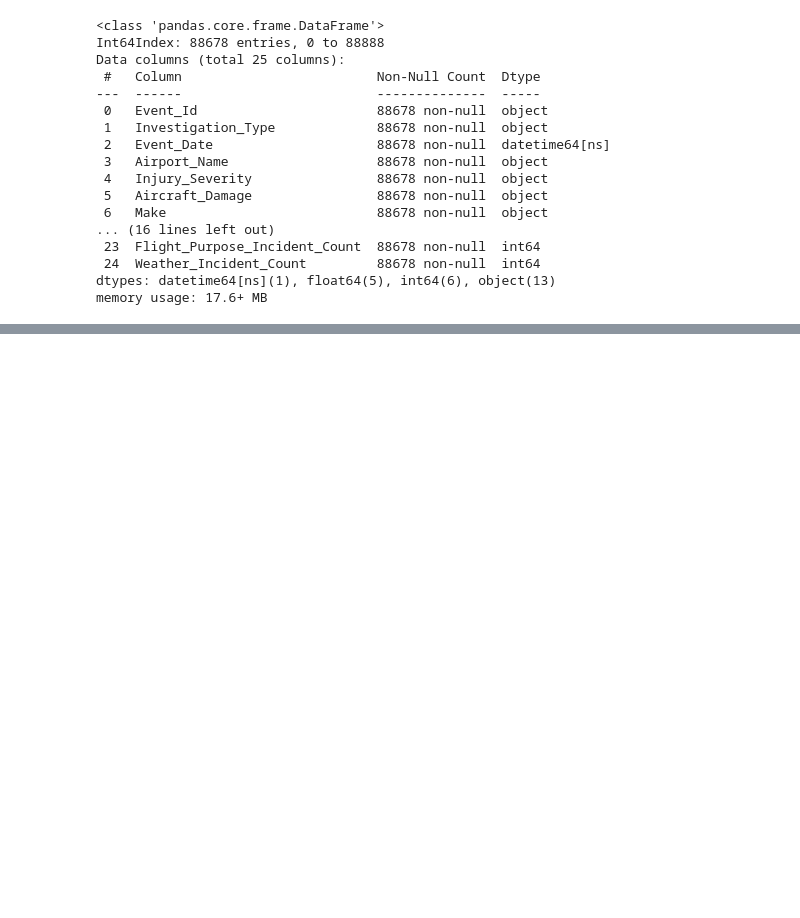
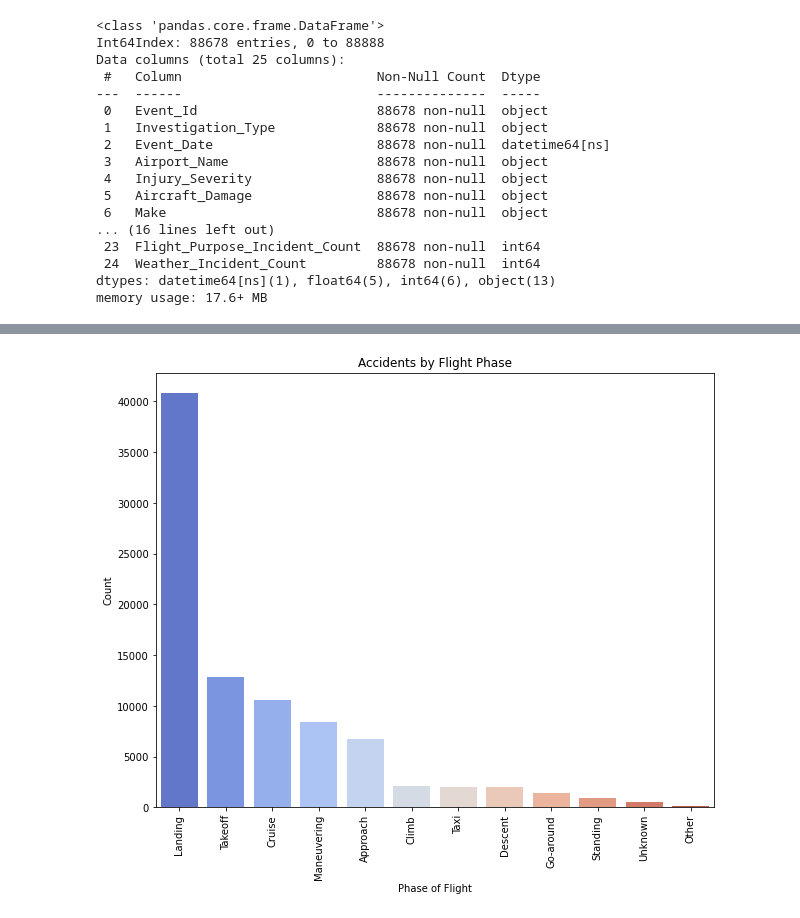
Before and after one commit to KarimzKarimz/aviation-analysis-project, a Jupyter notebook: index.ipynb, the cells around one changed output, grey strips where cells are left out. Cells and saved outputs as stored; diff of their text form; code cells hidden in the pictures; blank space fills up the shorter version.

```diff
--- a/index.ipynb
+++ b/index.ipynb
@@ -464,0 +604,11 @@ memory usage: 17.6+ MB
+# %%
+# Accidents by phase of flight
+plt.figure(figsize=(10, 8))
+sns.countplot(x=aviation_df['Broad_Phase_Of_Flight'], order=aviation_df['Broad_Phase_Of_Flight'].value_counts().index, palette='coolwarm')
+plt.xticks(rotation=90)
+plt.title('Accidents by Flight Phase')
+plt.xlabel('Phase of Flight')
+plt.ylabel('Count')
+plt.show()
+# %% [output]
+[figure, added]
```
Also changed, not shown: parts of 9 cells of this notebook.
